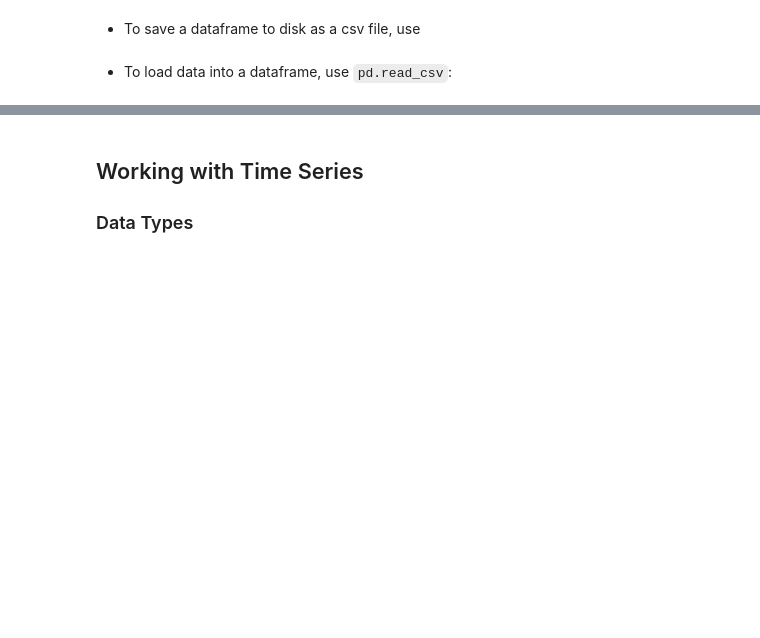
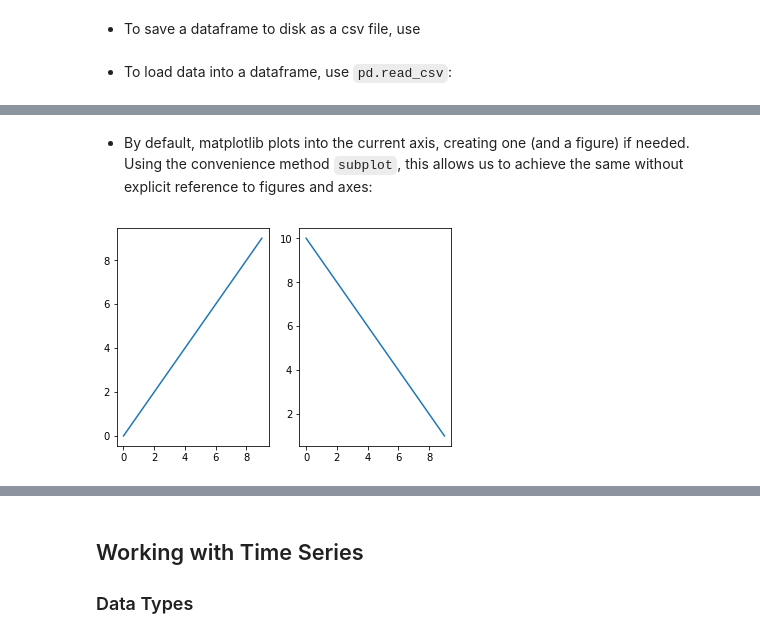
Before and after one commit to s-broda/IntroPython, a Jupyter notebook: slides/week9.ipynb, the cells around one changed output, grey strips where cells are left out. Cells and saved outputs as stored; diff of their text form; code cells hidden in the pictures; blank space fills up the shorter version.

```diff
--- a/slides/week9.ipynb
+++ b/slides/week9.ipynb
@@ -98,0 +231,9 @@ df.head()
+# %% [markdown]
+* By default, matplotlib plots into the current axis, creating one (and a figure) if needed. Using the convenience method `subplot`, this allows us to achieve the same without explicit reference to figures and axes:
+# %%
+plt.subplot(121)
+plt.plot(range(10))
+plt.subplot(122)
+plt.plot(range(10, 0, -1));
+# %% [output]
+[figure, added]
```
Also changed, not shown: parts of 48 cells of this notebook, 1 other file.
